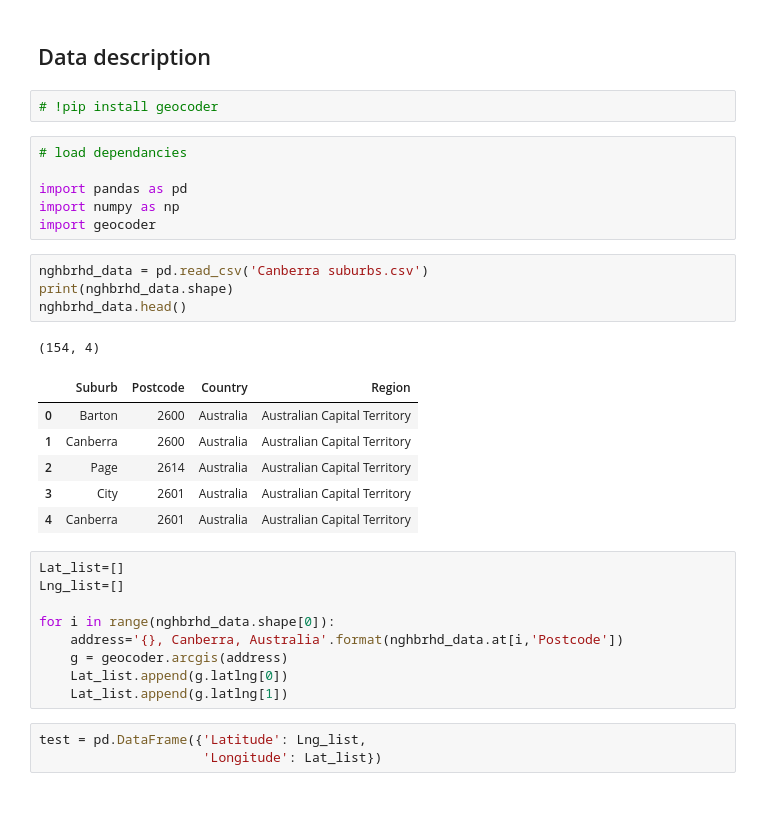
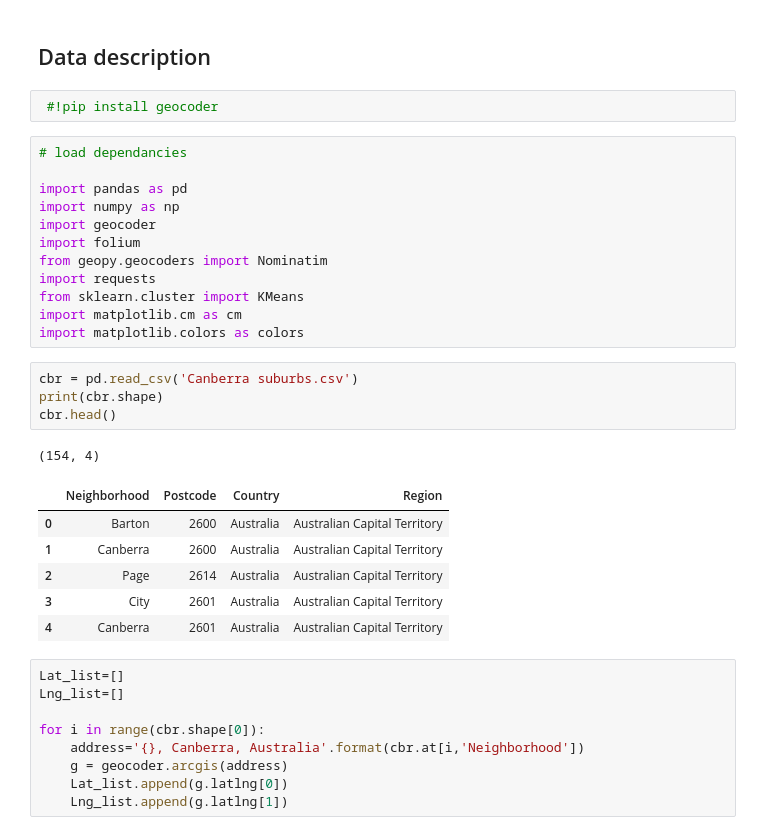
Before and after one commit to MaguireMaName/Coursera_Capstone, a Jupyter notebook: The_Battle_of_Neighborhoods.ipynb, the cells around one changed output. Drawn from its saved outputs; the diff is of its cells as text; blank space fills up the shorter version.

```diff
--- a/The_Battle_of_Neighborhoods.ipynb
+++ b/The_Battle_of_Neighborhoods.ipynb
@@ -7,20 +7,26 @@
 # %% [markdown]
 ## Data description
 # %%
-# !pip install geocoder
+ #!pip install geocoder
 # %%
 # load dependancies
 
 import pandas as pd
 import numpy as np
 import geocoder
+import folium
+from geopy.geocoders import Nominatim
+import requests
+from sklearn.cluster import KMeans
+import matplotlib.cm as cm
+import matplotlib.colors as colors
 # %%
-nghbrhd_data = pd.read_csv('Canberra suburbs.csv')
-print(nghbrhd_data.shape)
-nghbrhd_data.head()
+cbr = pd.read_csv('Canberra suburbs.csv')
+print(cbr.shape)
+cbr.head()
 # %% [output]
 (154, 4)
-|  | Suburb | Postcode | Country | Region |
+|  | Neighborhood | Postcode | Country | Region |
 | 0 | Barton | 2600 | Australia | Australian Capital Territory |
 | 1 | Canberra | 2600 | Australia | Australian Capital Territory |
 | 2 | Page | 2614 | Australia | Australian Capital Territory |
@@ -30,11 +36,8 @@ nghbrhd_data.head()
 Lat_list=[]
 Lng_list=[]
 
-for i in range(nghbrhd_data.shape[0]):
-    address='{}, Canberra, Australia'.format(nghbrhd_data.at[i,'Postcode'])
+for i in range(cbr.shape[0]):
+    address='{}, Canberra, Australia'.format(cbr.at[i,'Neighborhood'])
     g = geocoder.arcgis(address)
     Lat_list.append(g.latlng[0])
-    Lat_list.append(g.latlng[1])
+    Lng_list.append(g.latlng[1])
-# %%
-test = pd.DataFrame({'Latitude': Lng_list,
-                     'Longitude': Lat_list})
```
Also changed, not shown: parts of 23 cells of this notebook.
